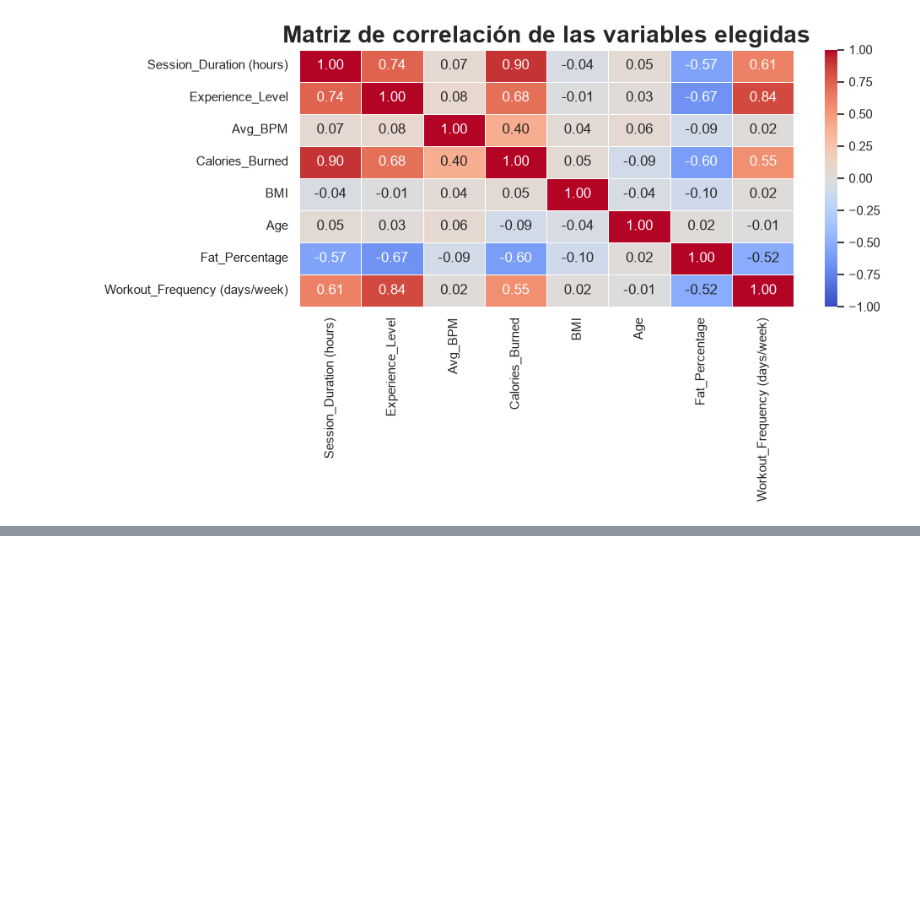
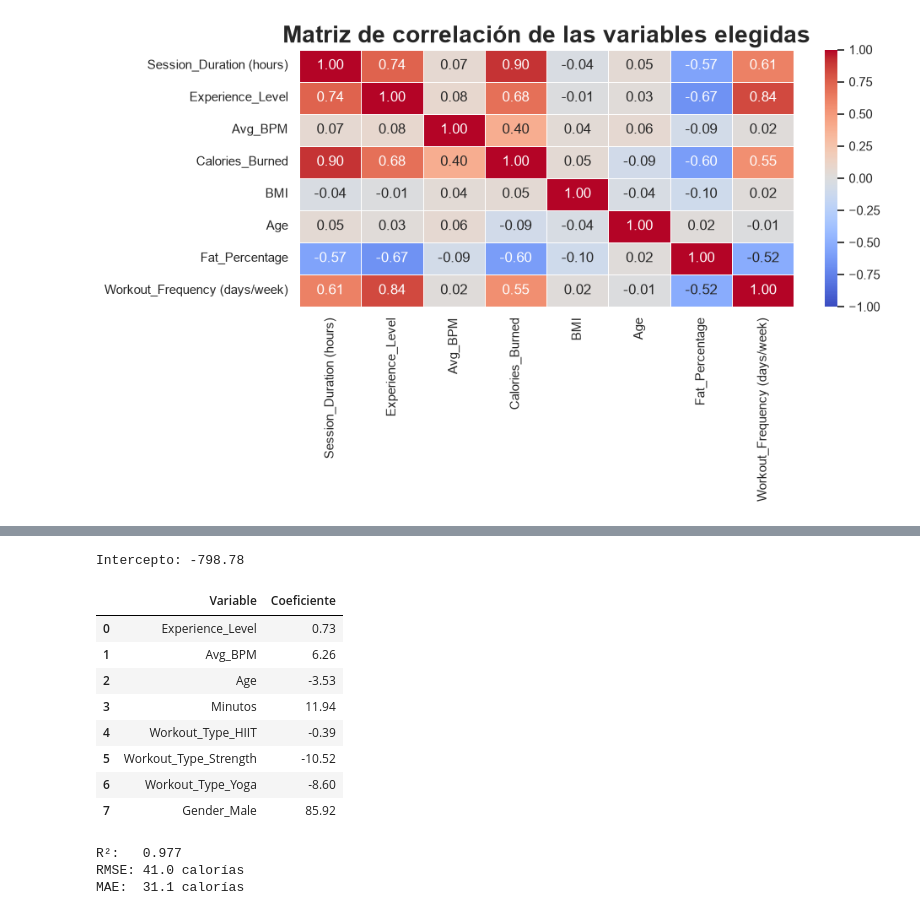
Before and after one commit to SolJosefinaMercado/TP_Promocion_EED2, a Jupyter notebook: notebook_eda.ipynb, the cells around one changed output, grey strips where cells are left out. Drawn from its saved outputs; the diff is of its cells as text; code cells hidden in the pictures; blank space fills up the shorter version.

```diff
--- a/notebook_eda.ipynb
+++ b/notebook_eda.ipynb
@@ -269,0 +321,48 @@ plt.show()
+# %%
+import pandas as pd
+import numpy as np
+from sklearn.linear_model import LinearRegression
+from sklearn.metrics import r2_score, mean_squared_error, mean_absolute_error
+
+# Variables
+X = muestra[['Session_Duration (hours)', 'Experience_Level', 'Avg_BPM',
+             'Workout_Type','Gender','Age']].copy()
+y = muestra['Calories_Burned']
+
+# Duración en minutos (el coeficiente se interpreta mejor)
+X['Minutos'] = X['Session_Duration (hours)'] * 60
+X = X.drop(columns=['Session_Duration (hours)'])
+
+# Encoding de Workout_Type (drop_first deja a Cardio como la referencia)
+X = pd.get_dummies(X, columns=['Workout_Type','Gender'], drop_first=True, dtype=int)
+# Cardio queda como categoría de referencia
+
+# Modelo
+modelo = LinearRegression()
+modelo.fit(X, y)
+
+# Coeficientes
+coef = pd.DataFrame({'Variable': X.columns, 'Coeficiente': modelo.coef_.round(2)})
+print()
+print(f'Intercepto: {modelo.intercept_:.2f}')
+display(coef)
+
+# Métricas
+y_pred = modelo.predict(X)
+print(f'R²:   {r2_score(y, y_pred):.3f}')
+print(f'RMSE: {np.sqrt(mean_squared_error(y, y_pred)):.1f} calorías')
+print(f'MAE:  {mean_absolute_error(y, y_pred):.1f} calorías')
+# %% [output]
+Intercepto: -798.78
+|  | Variable | Coeficiente |
+| 0 | Experience_Level | 0.73 |
+| 1 | Avg_BPM | 6.26 |
+| 2 | Age | -3.53 |
+| 3 | Minutos | 11.94 |
+| 4 | Workout_Type_HIIT | -0.39 |
+| 5 | Workout_Type_Strength | -10.52 |
+| 6 | Workout_Type_Yoga | -8.60 |
+| 7 | Gender_Male | 85.92 |
+R²:   0.977
+RMSE: 41.0 calorías
+MAE:  31.1 calorías
```
Also changed, not shown: parts of 11 cells of this notebook.
